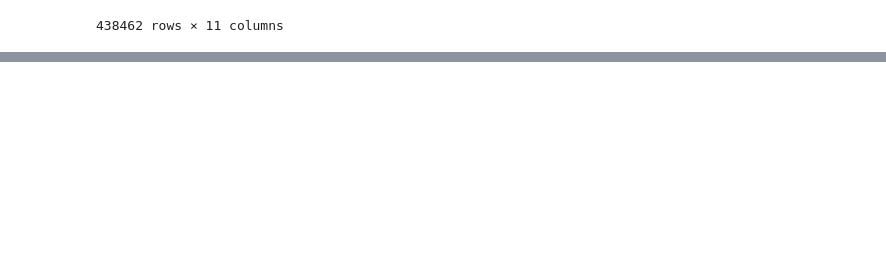
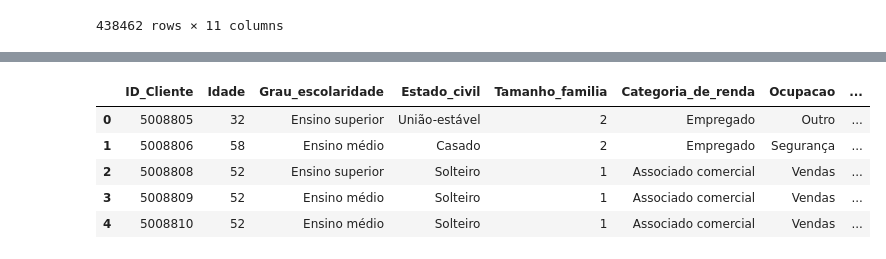
Before and after one commit to felipebocajr/Python-para-dados, a Jupyter notebook: pandas/diferentes formatos de arquivos/pandas.ipynb, the cells around one changed output, grey strips where cells are left out. Cells and saved outputs as stored; diff of their text form; code cells hidden in the pictures; blank space fills up the shorter version.

```diff
--- a/pandas/diferentes formatos de arquivos/pandas.ipynb
+++ b/pandas/diferentes formatos de arquivos/pandas.ipynb
@@ -633,5 +635,5 @@ query = 'UPDATE clientes SET Grau_escolaridade = "Ensino superior" WHERE ID_Clie
 with engine.connect() as conn:
     conn.execute(query)
 # %%
-#lê a tabela 'clientes'
-pd.read_sql_table('clientes', engine)
+#atribui a uma variável a leitura da tabela de clientes
+clientes_banco = pd.read_sql_table('clientes', engine)
@@ -651,0 +640,10 @@ pd.read_sql_table('clientes', engine)
+# %%
+#retorna o cabeçalho do df
+clientes_banco.head()
+# %% [output]
+|  | ID_Cliente | Idade | Grau_escolaridade | Estado_civil | Tamanho_familia | Categoria_de_renda | Ocupacao | ... |
+| 0 | 5008805 | 32 | Ensino superior | União-estável | 2 | Empregado | Outro | ... |
+| 1 | 5008806 | 58 | Ensino médio | Casado | 2 | Empregado | Segurança | ... |
+| 2 | 5008808 | 52 | Ensino superior | Solteiro | 1 | Associado comercial | Vendas | ... |
+| 3 | 5008809 | 52 | Ensino médio | Solteiro | 1 | Associado comercial | Vendas | ... |
+| 4 | 5008810 | 52 | Ensino médio | Solteiro | 1 | Associado comercial | Vendas | ... |
```
Also changed, not shown: parts of 13 cells of this notebook.
